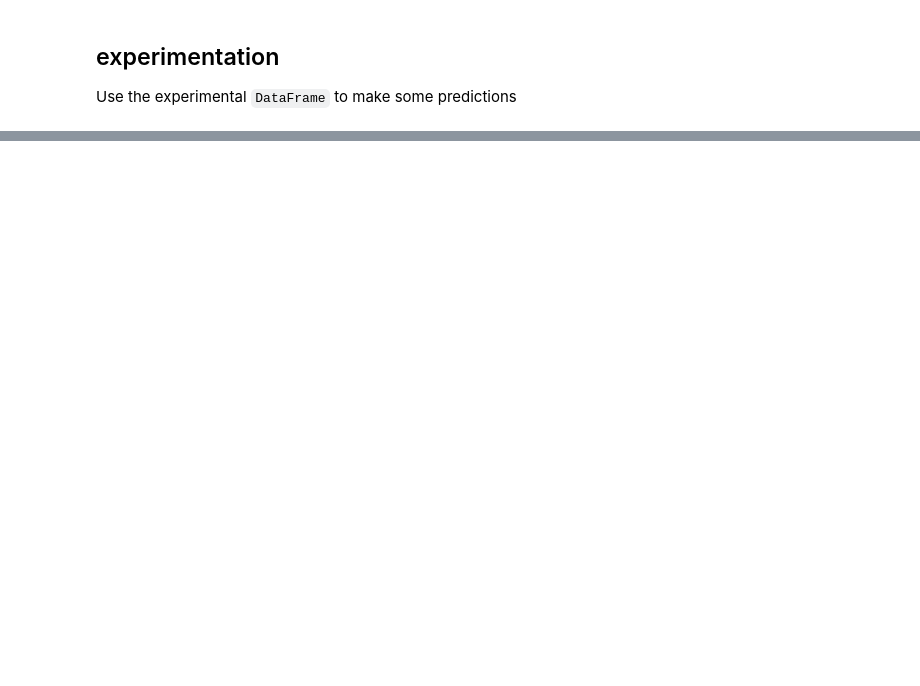
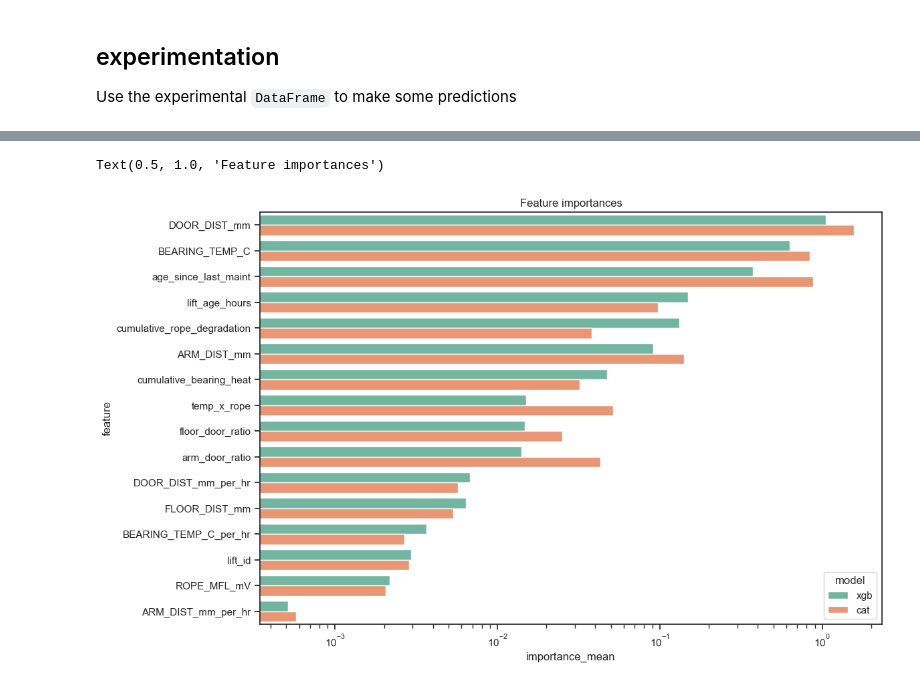
Before and after one commit to jiyometrik/elevator-rmnd, a Jupyter notebook: classical.ipynb, the cells around one changed output, grey strips where cells are left out. Cells and saved outputs as stored; diff of their text form; code cells hidden in the pictures; blank space fills up the shorter version.

Commit message:
feature importances

```diff
--- a/classical.ipynb
+++ b/classical.ipynb
@@ -256,0 +294,29 @@ df_experimental = scaler.transform(df_experimental)
+# %%
+feature_importances = {
+    "model": [],
+    "feature": [],
+    "importance_mean": [],
+    "importance_std": [],
+}
+
+r = permutation_importance(
+    best_xgb, X_test, y_test, n_repeats=10, random_state=67, n_jobs=-1
+)
+for i in r.importances_mean.argsort()[::-1]:
+    if r.importances_mean[i] - 2 * r.importances_std[i] > 0:
+        feature_importances["model"].append("xgb")
+        feature_importances["feature"].append(X.columns[i])
+        feature_importances["importance_mean"].append(r.importances_mean[i])
+        feature_importances["importance_std"].append(r.importances_std[i])
+
+s = permutation_importance(
+    best_cat, X_test, y_test, n_repeats=10, random_state=67, n_jobs=-1
+)
+for i in s.importances_mean.argsort()[::-1]:
+    if s.importances_mean[i] - 2 * s.importances_std[i] > 0:
+        feature_importances["model"].append("cat")
+        feature_importances["feature"].append(X.columns[i])
+        feature_importances["importance_mean"].append(s.importances_mean[i])
+        feature_importances["importance_std"].append(s.importances_std[i])
+
+feature_importances = pd.DataFrame(feature_importances)
@@ -257,3 +340,17 @@ df_experimental = scaler.transform(df_experimental)
+# %%
+fig, ax = plt.subplots(figsize=(12, 8))
+ax.semilogx()
+sns.barplot(
+    data=feature_importances,
+    x="importance_mean",
+    y="feature",
+    hue="model",
+    orient="h",
+    palette="Set2",
+).set_title("Feature importances")
+# %% [output]
+Text(0.5, 1.0, 'Feature importances')
+[figure, added]
 # %%
 trial = df_experimental[0].reshape(1, -1)
 xgb_preds = best_xgb.predict(trial)
```
Also changed, not shown: parts of 12 cells of this notebook, 1 other file.
